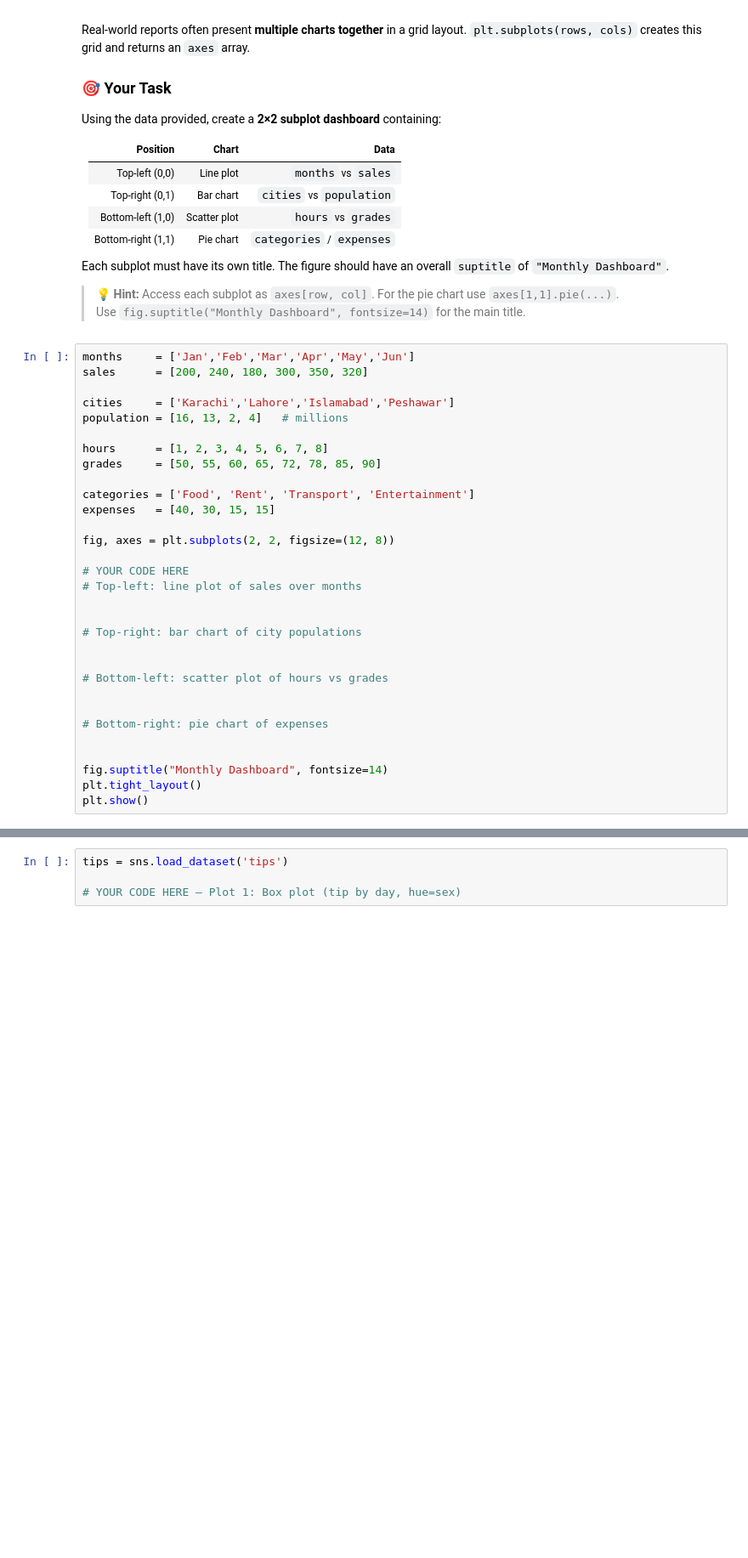
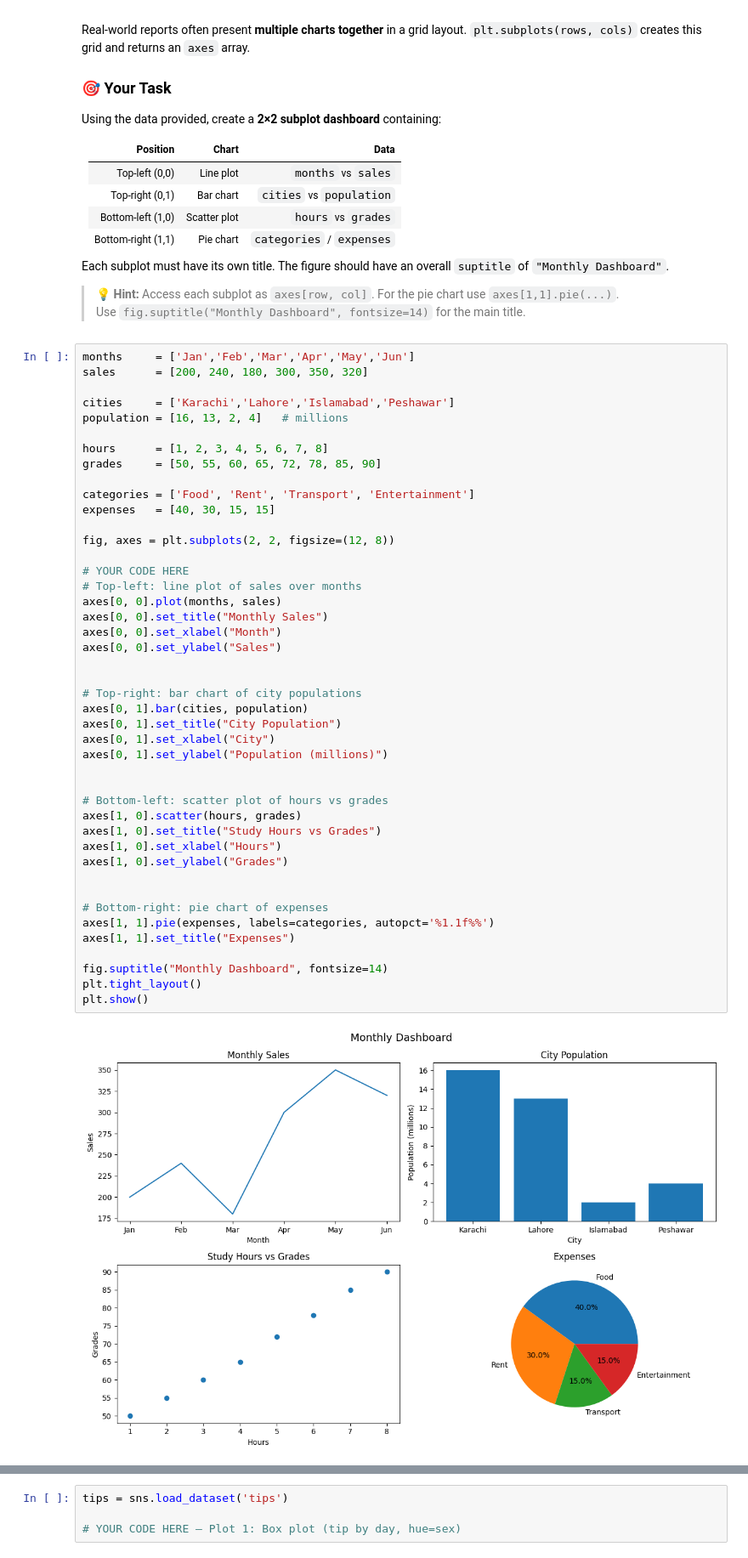
Before and after one commit to FurqanAlyy/AI-ML-NIAI, a Jupyter notebook: Data_Visualization_Worksheet.ipynb, the cells around one changed output, grey strips where cells are left out. Shown at 85% size. Cells and saved outputs as stored; diff of their text form; blank space fills up the shorter version.

```diff
--- a/Data_Visualization_Worksheet.ipynb
+++ b/Data_Visualization_Worksheet.ipynb
@@ -227,34 +227,49 @@ Each subplot must have its own title. The figure should have an overall `suptitl
 # %%
 months     = ['Jan','Feb','Mar','Apr','May','Jun']
 sales      = [200, 240, 180, 300, 350, 320]
 
 cities     = ['Karachi','Lahore','Islamabad','Peshawar']
 population = [16, 13, 2, 4]   # millions
 
 hours      = [1, 2, 3, 4, 5, 6, 7, 8]
 grades     = [50, 55, 60, 65, 72, 78, 85, 90]
 
 categories = ['Food', 'Rent', 'Transport', 'Entertainment']
 expenses   = [40, 30, 15, 15]
 
 fig, axes = plt.subplots(2, 2, figsize=(12, 8))
 
 # YOUR CODE HERE
 # Top-left: line plot of sales over months
+axes[0, 0].plot(months, sales)
+axes[0, 0].set_title("Monthly Sales")
+axes[0, 0].set_xlabel("Month")
+axes[0, 0].set_ylabel("Sales")
 
 
 # Top-right: bar chart of city populations
+axes[0, 1].bar(cities, population)
+axes[0, 1].set_title("City Population")
+axes[0, 1].set_xlabel("City")
+axes[0, 1].set_ylabel("Population (millions)")
 
 
 # Bottom-left: scatter plot of hours vs grades
+axes[1, 0].scatter(hours, grades)
+axes[1, 0].set_title("Study Hours vs Grades")
+axes[1, 0].set_xlabel("Hours")
+axes[1, 0].set_ylabel("Grades")
 
 
 # Bottom-right: pie chart of expenses
-
+axes[1, 1].pie(expenses, labels=categories, autopct='%1.1f%%')
+axes[1, 1].set_title("Expenses")
 
 fig.suptitle("Monthly Dashboard", fontsize=14)
 plt.tight_layout()
 plt.show()
+# %% [output]
+[figure, added]
 # %% [markdown]
 ---
 ## 📝 Task 5 — Seaborn EDA on the `tips` Dataset
```
